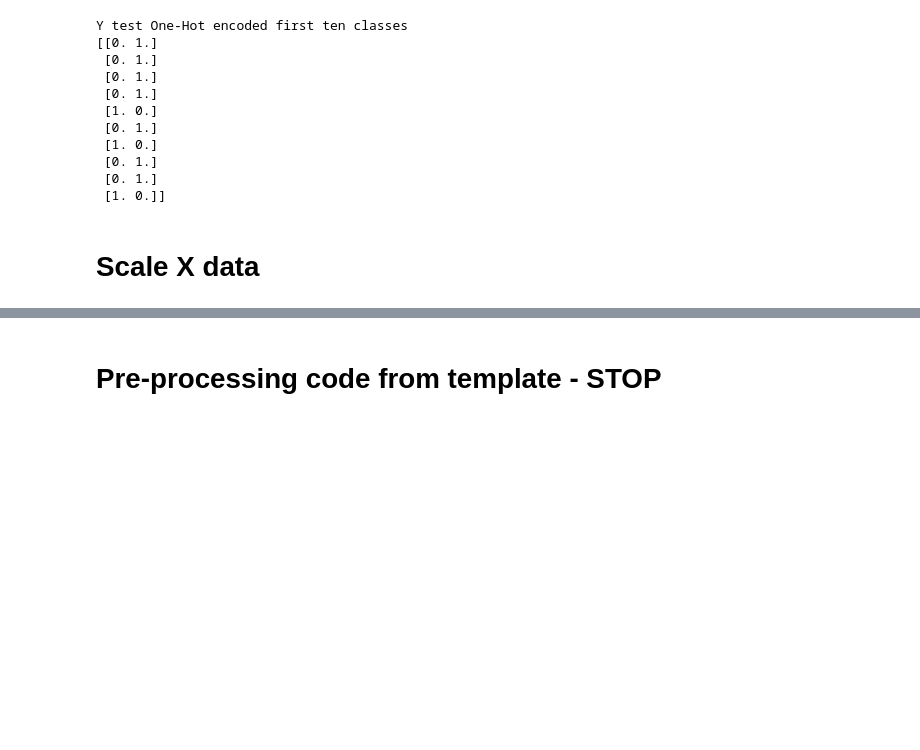
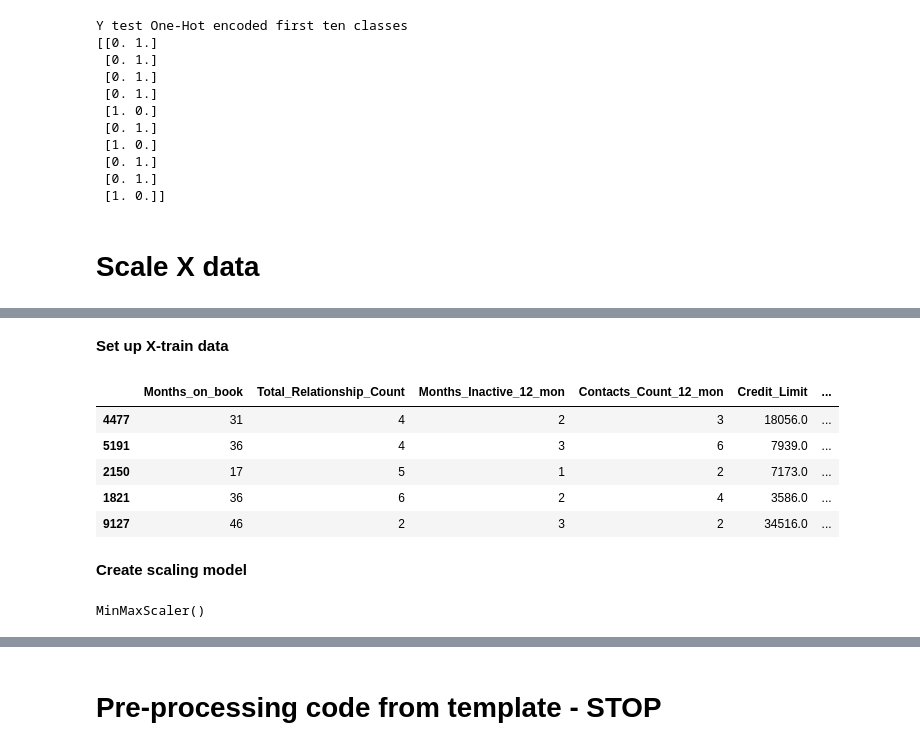
Before and after one commit to jMacProd/Machine-Learning-Credit-Card-Churn, a Jupyter notebook: 05 Machine Learning Models/01 ML Model - Tree - Random Forest Model.ipynb, the cells around one changed output, grey strips where cells are left out. Saved outputs shown, nothing was run; the diff lists cells and outputs as text; code cells hidden in the pictures; blank space fills up the shorter version.

```diff
--- a/05 Machine Learning Models/01 ML Model - Tree - Random Forest Model.ipynb
+++ b/05 Machine Learning Models/01 ML Model - Tree - Random Forest Model.ipynb
@@ -216,0 +219,7 @@ Y test One-Hot encoded first ten classes
+# %%
+#List columns that need scaling
+col_names = ['Months_on_book', 'Total_Relationship_Count', 'Months_Inactive_12_mon',
+       'Contacts_Count_12_mon', 'Credit_Limit', 'Total_Revolving_Bal',
+       'Avg_Open_To_Buy', 'Total_Amt_Chng_Q4_Q1', 'Total_Trans_Amt',
+       'Total_Trans_Ct', 'Total_Ct_Chng_Q4_Q1']
+col_names
@@ -216,0 +238,24 @@ Y test One-Hot encoded first ten classes
+# %% [markdown]
+**Set up X-train data**
+# %%
+#Copy the dataframe
+X_train_scaled = X_train.copy()
+# %%
+#Create dataframe of just the columns to be scaled
+X_train_features = X_train_scaled[col_names]
+X_train_features.head()
+# %% [output]
+|  | Months_on_book | Total_Relationship_Count | Months_Inactive_12_mon | Contacts_Count_12_mon | Credit_Limit | ... |
+| 4477 | 31 | 4 | 2 | 3 | 18056.0 | ... |
+| 5191 | 36 | 4 | 3 | 6 | 7939.0 | ... |
+| 2150 | 17 | 5 | 1 | 2 | 7173.0 | ... |
+| 1821 | 36 | 6 | 2 | 4 | 3586.0 | ... |
+| 9127 | 46 | 2 | 3 | 2 | 34516.0 | ... |
+# %% [markdown]
+**Create scaling model**
+# %%
+#Create scaler model using values array of the df
+X_scaler = MinMaxScaler().fit(X_train_features.values)
+X_scaler
+# %% [output]
+MinMaxScaler()
```
Also changed, not shown: parts of 24 cells of this notebook, 2 other files.
